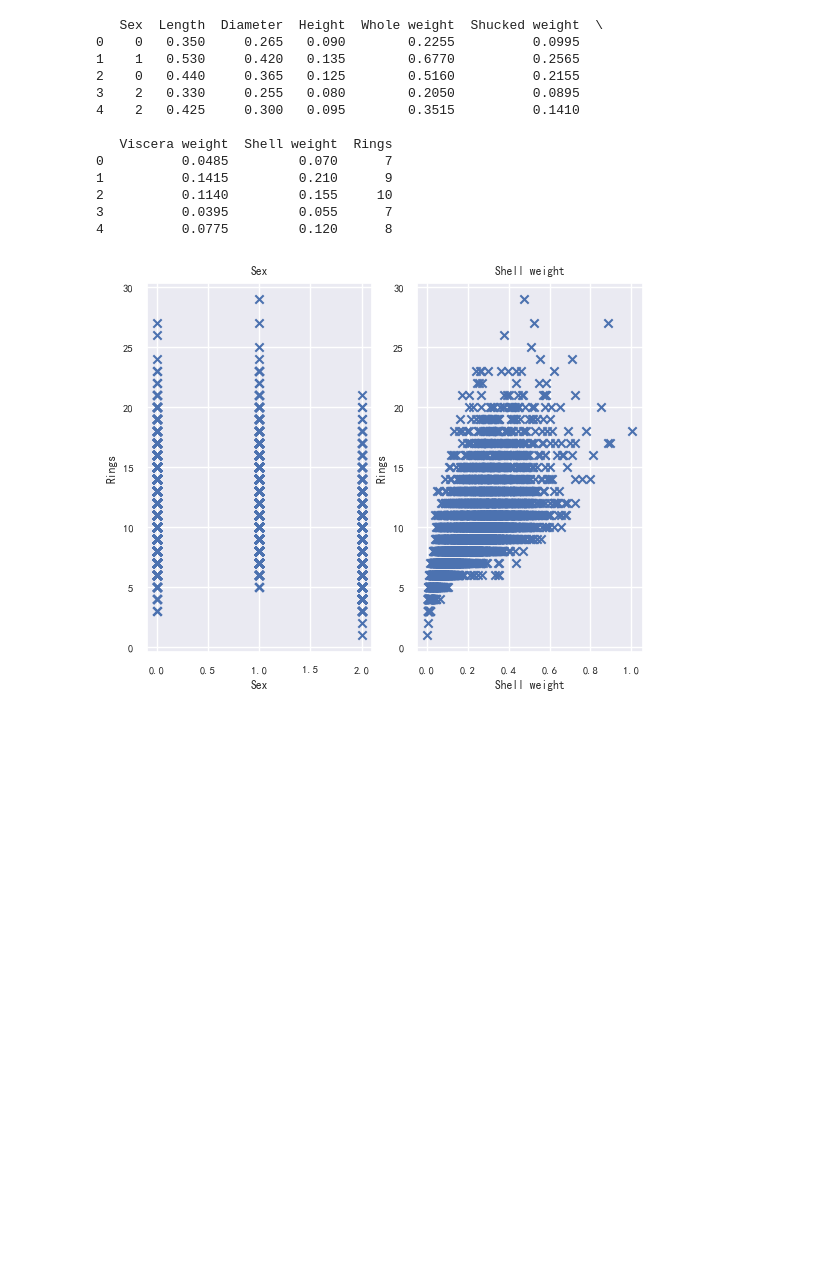
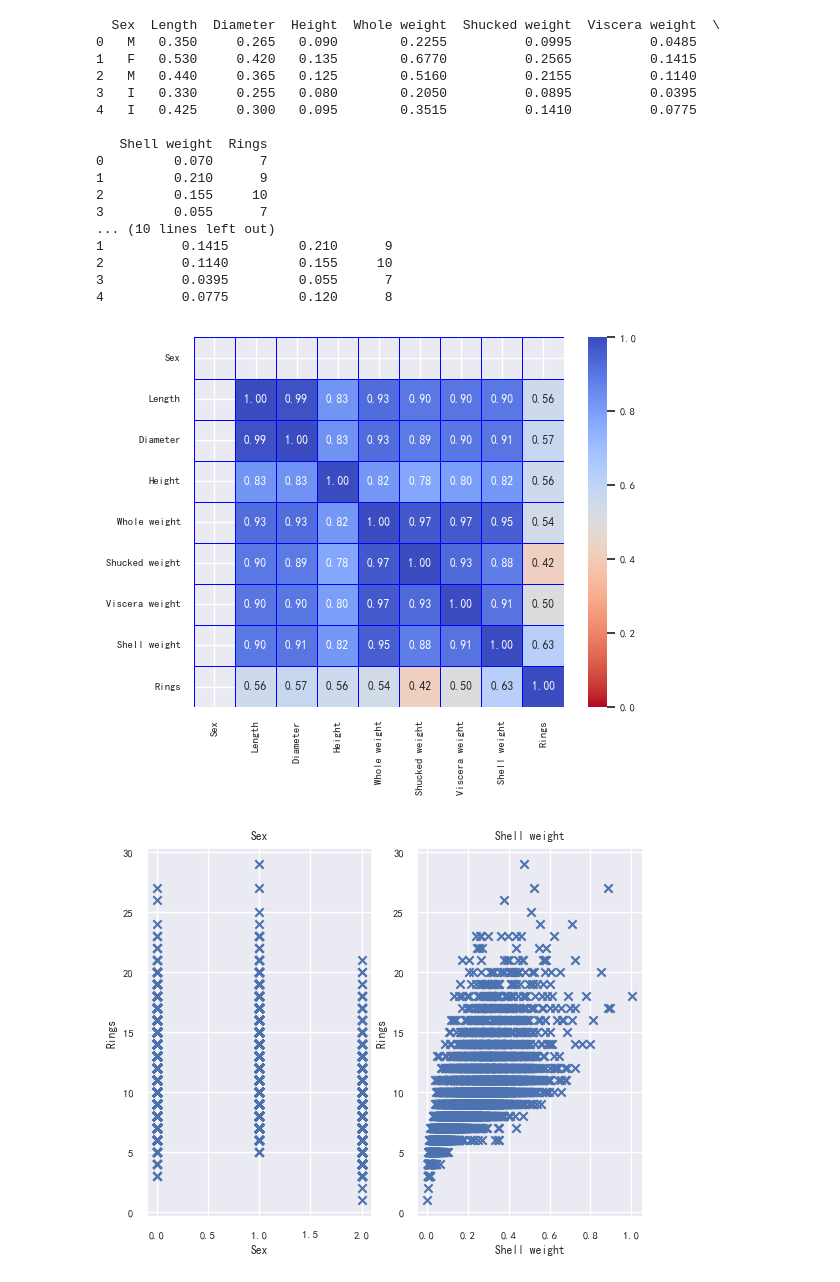
Before and after one commit to latexers/math5836, a Jupyter notebook: Assessment2/assessment2_Option_I.ipynb, the cells around one changed output. Drawn from its saved outputs; the diff is of its cells as text; code cells hidden in the pictures; blank space fills up the shorter version.

```diff
--- a/Assessment2/assessment2_Option_I.ipynb
+++ b/Assessment2/assessment2_Option_I.ipynb
@@ -7,44 +7,51 @@ data_path = "E:\\Projects\\math5836\\Assessment2\\abalone\\abalone.data"
 abalone = pd.read_csv(data_path)
 abalone.columns = ['Sex','Length','Diameter','Height','Whole weight','Shucked weight','Viscera weight','Shell weight','Rings']
 
-
+print(abalone.head(5))
 # Data processing: Convert M and F to 0 and 1
-abalone['Sex'] = abalone['Sex'].map({'M': 0, 'F': 1,"I":2})
+# abalone['Sex'] = abalone['Sex'].map({'M': 0, 'F': 1,"I":-1})
+# abalone['Sex']= pd.Categorical(abalone['Sex'],ca)
+# abalone['Sex'] = abalone['Sex'].replace({'M': 0, 'F': 1,"I":-1})
 print(abalone.head(5))
 
 # Correlation map
 correlation_matrix = abalone.corr().round(3)
 rc = {'font.sans-serif': 'SimHei',
       'axes.unicode_minus': False}
 sns.set(font_scale=0.7,rc=rc)  # 设置字体大小
 sns.heatmap(correlation_matrix,
             annot=True,  # 显示相关系数的数据
             center=0.5,  # 居中
             fmt='.2f',  # 只显示两位小数
             linewidth=0.5,  # 设置每个单元格的距离
             linecolor='blue',  # 设置间距线的颜色
             vmin=0, vmax=1,  # 设置数值最小值和最大值
             xticklabels=True, yticklabels=True,  # 显示x轴和y轴
             square=True,  # 每个方格都是正方形
             cbar=True,  # 绘制颜色条
             cmap='coolwarm_r',  # 设置热力图颜色
             )
 plt.savefig("Corr.png",dpi=600)#保存图片，分辨率为600
-plt.close()
+# plt.close()
 # %% [output]
-   Sex  Length  Diameter  Height  Whole weight  Shucked weight  \
-0    0   0.350     0.265   0.090        0.2255          0.0995
-1    1   0.530     0.420   0.135        0.6770          0.2565
-2    0   0.440     0.365   0.125        0.5160          0.2155
-3    2   0.330     0.255   0.080        0.2050          0.0895
-4    2   0.425     0.300   0.095        0.3515          0.1410
+  Sex  Length  Diameter  Height  Whole weight  Shucked weight  Viscera weight  \
+0   M   0.350     0.265   0.090        0.2255          0.0995          0.0485
+1   F   0.530     0.420   0.135        0.6770          0.2565          0.1415
+2   M   0.440     0.365   0.125        0.5160          0.2155          0.1140
+3   I   0.330     0.255   0.080        0.2050          0.0895          0.0395
+4   I   0.425     0.300   0.095        0.3515          0.1410          0.0775
 
-   Viscera weight  Shell weight  Rings
-0          0.0485         0.070      7
+   Shell weight  Rings
+0         0.070      7
+1         0.210      9
+2         0.155     10
+3         0.055      7
+... (10 lines left out)
 1          0.1415         0.210      9
 2          0.1140         0.155     10
 3          0.0395         0.055      7
 4          0.0775         0.120      8
+[figure, added]
 # %%
 # 散点图绘制
 features = ['Sex', 'Shell weight']
```
Also changed, not shown: parts of 1 cell of this notebook, 6 other files.
